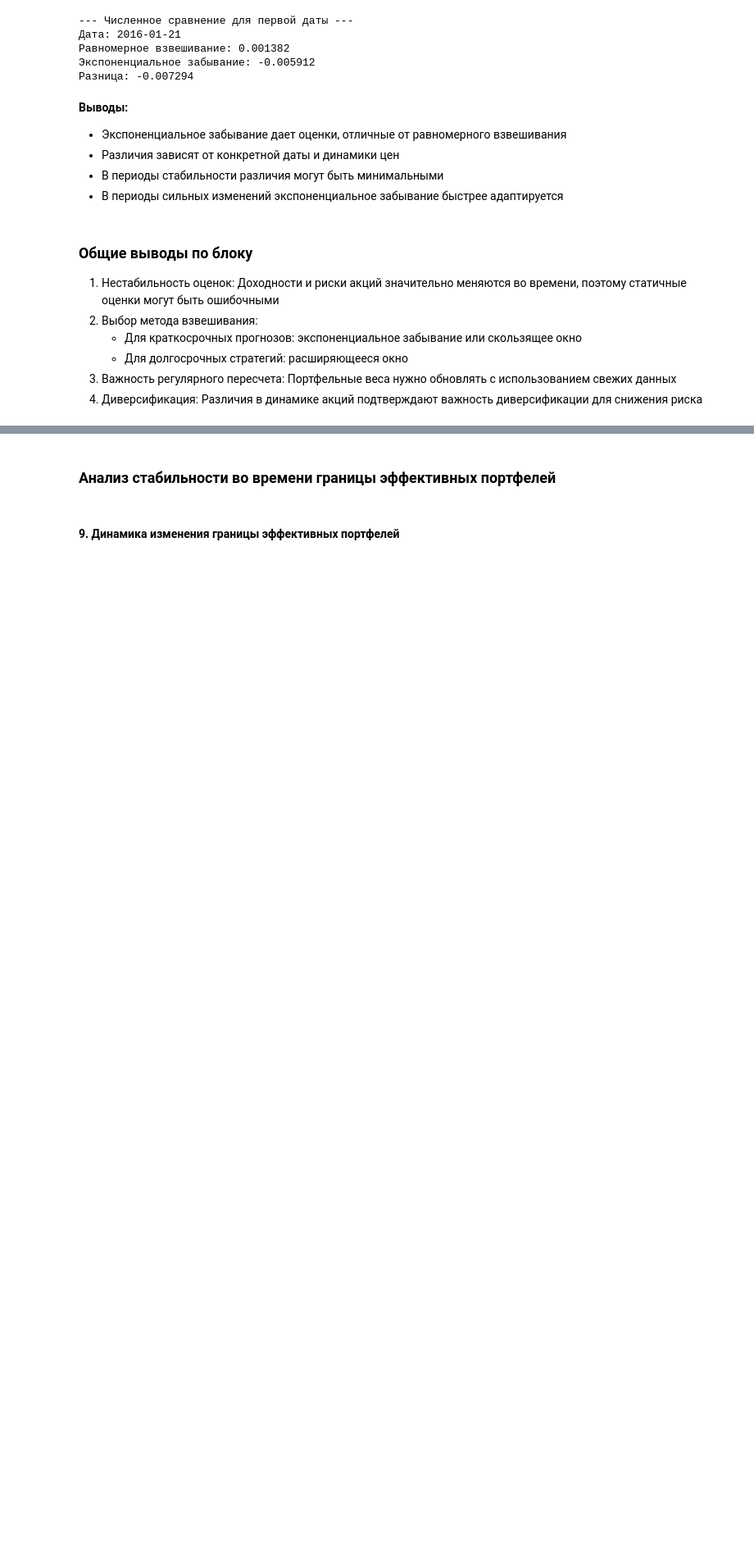
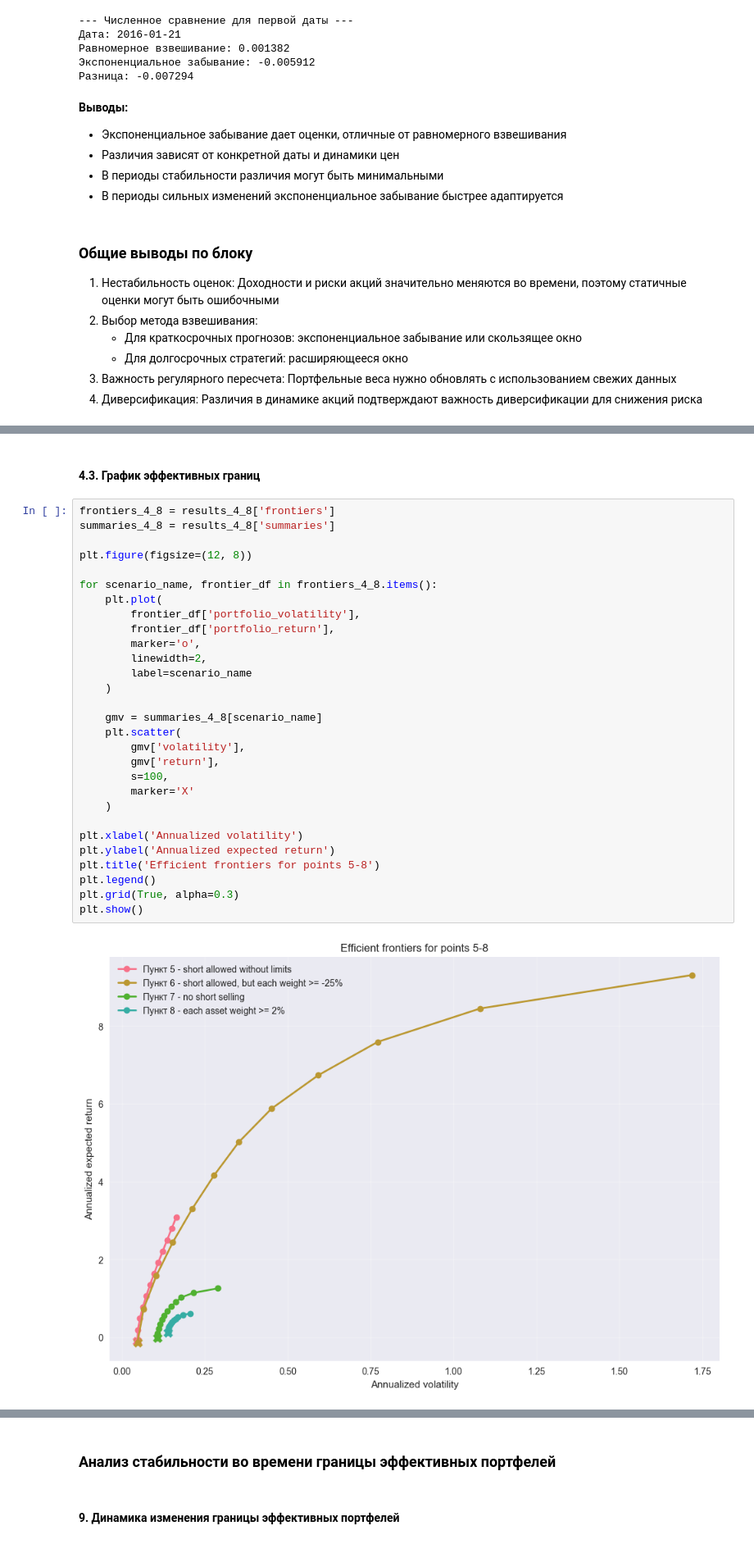
Before and after one commit to diink-iis/investment-portfolio, a Jupyter notebook: portfolio_analysis.ipynb, the cells around one changed output, grey strips where cells are left out. Shown at 82% size. Drawn from its saved outputs; the diff is of its cells as text; blank space fills up the shorter version.

```diff
--- a/portfolio_analysis.ipynb
+++ b/portfolio_analysis.ipynb
@@ -275,0 +353,33 @@ if rolling_results and rolling_exp_results:
+# %% [markdown]
+#### 4.3. График эффективных границ
+# %%
+frontiers_4_8 = results_4_8['frontiers']
+summaries_4_8 = results_4_8['summaries']
+
+plt.figure(figsize=(12, 8))
+
+for scenario_name, frontier_df in frontiers_4_8.items():
+    plt.plot(
+        frontier_df['portfolio_volatility'],
+        frontier_df['portfolio_return'],
+        marker='o',
+        linewidth=2,
+        label=scenario_name
+    )
+
+    gmv = summaries_4_8[scenario_name]
+    plt.scatter(
+        gmv['volatility'],
+        gmv['return'],
+        s=100,
+        marker='X'
+    )
+
+plt.xlabel('Annualized volatility')
+plt.ylabel('Annualized expected return')
+plt.title('Efficient frontiers for points 5-8')
+plt.legend()
+plt.grid(True, alpha=0.3)
+plt.show()
+# %% [output]
+[figure, added]
```
Also changed, not shown: parts of 34 cells of this notebook, 13 other files.
